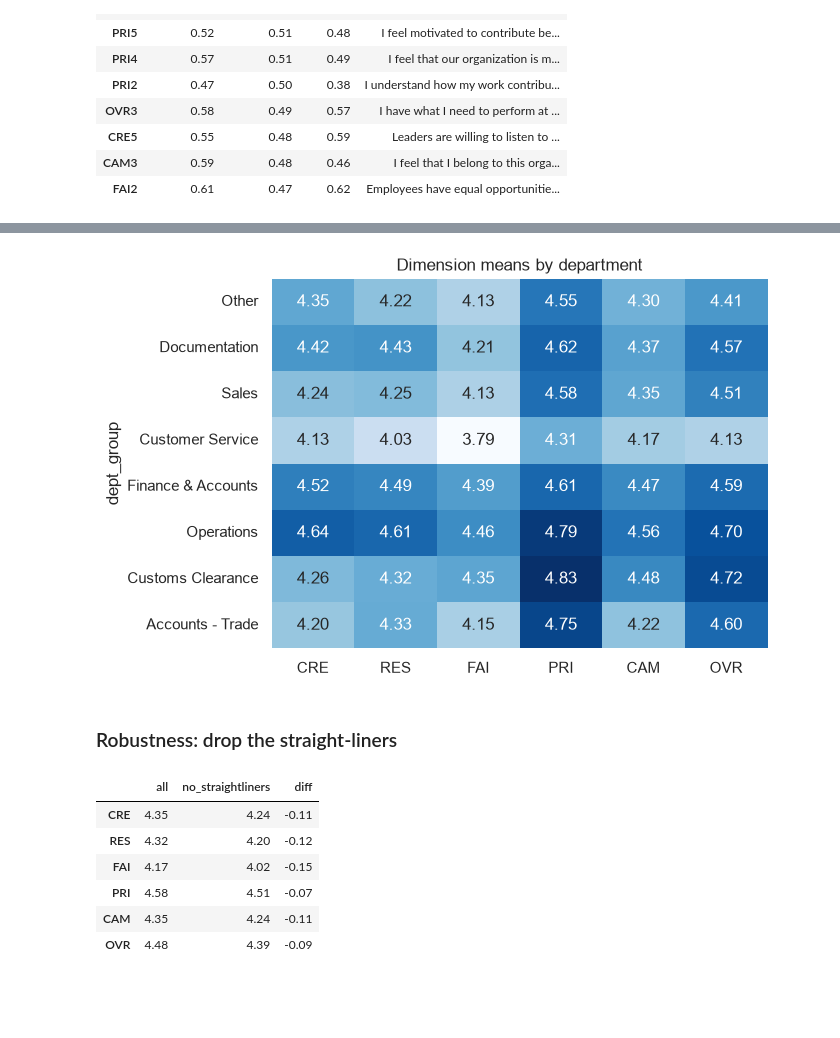
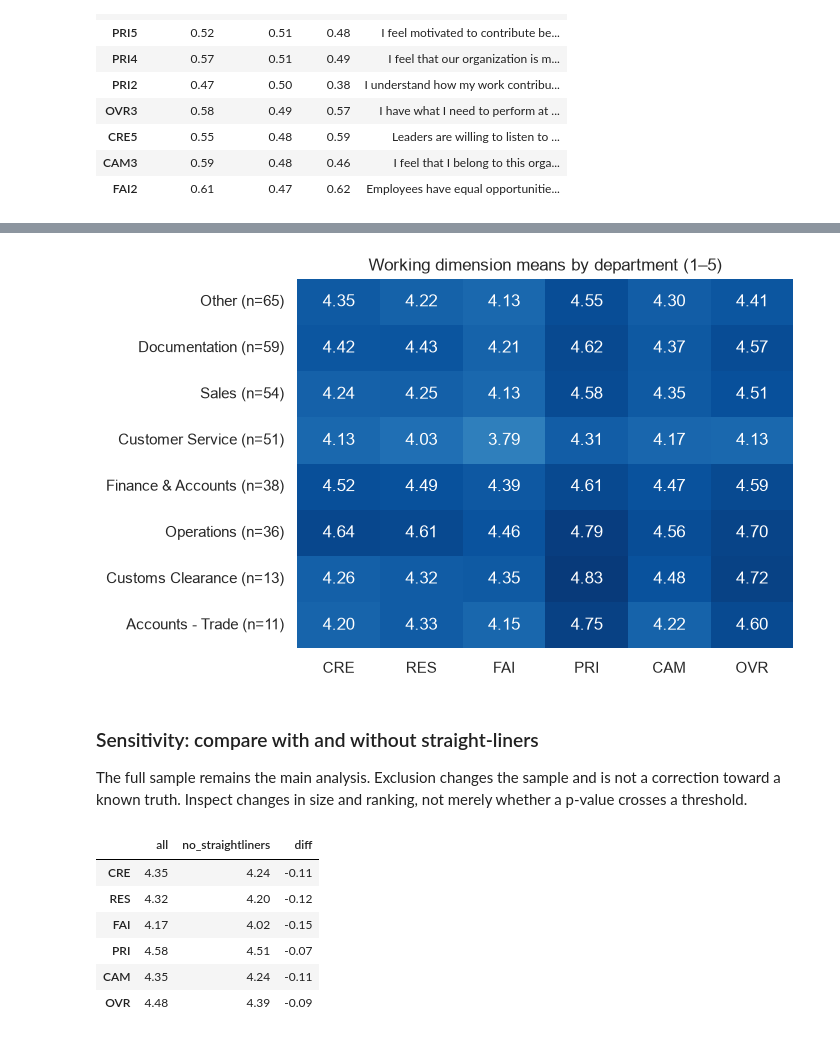
Before and after one commit to Shreyit/peoples_analytics_safewaterlines, a Jupyter notebook: notebooks/00_data_understanding_eda.ipynb, the cells around one changed output, grey strips where cells are left out. Saved outputs shown, nothing was run; the diff lists cells and outputs as text; code cells hidden in the pictures; blank space fills up the shorter version.

```diff
--- a/notebooks/00_data_understanding_eda.ipynb
+++ b/notebooks/00_data_understanding_eda.ipynb
@@ -384,5 +354,5 @@ Name: count, dtype: int64
 for d in DIMS:
     df[d] = df[[f"{d}{i}" for i in range(1, 6)]].mean(axis=1)
 TI_ITEMS = [c for c in ITEMS if not c.startswith("OVR")]
-df["TRUST_INDEX"] = df[TI_ITEMS].mean(axis=1)
+df["CULTURE_MEAN"] = df[TI_ITEMS].mean(axis=1)
 df["fav_pct"] = (df[ITEMS] >= 4).mean(axis=1) * 100
@@ -620,9 +532,14 @@ Mean Trust Index and % favourable by group, plus a Kruskal–Wallis test. Segmen
 # %%
-def seg(col, data=df, score="TRUST_INDEX"):
+MIN_GROUP_N = 10  # provisional reporting rule, not a universal standard
+
+def seg(col, data=None, score="CULTURE_MEAN"):
+    data = df if data is None else data
     g = data.groupby(col, observed=True)
-    t = pd.DataFrame({"n": g.size(), "mean": g[score].mean(), "fav_%": g["fav_pct"].mean()}).round(2)
-    t["small_n"] = t["n"] < 10
-    groups = [x[score].values for _, x in g if len(x) >= 10]
+    t = g[score].agg(n="size", mean="mean", median="median")
+    t["all_30_fav_pct"] = g["fav_pct"].mean()
+    t["small_n"] = t["n"] < MIN_GROUP_N
+    t.loc[t["small_n"], ["mean", "median", "all_30_fav_pct"]] = np.nan
+    groups = [x[score].dropna().to_numpy() for _, x in g if len(x) >= MIN_GROUP_N]
     p = stats.kruskal(*groups).pvalue if len(groups) > 1 else np.nan
-    return t, round(p, 4)
+    return t.round(2), p
 # %%
@@ -713,11 +641,18 @@ plt.title("Dimension means by tenure");
 # %%
-seg_dim = df.groupby("dept_group")[DIMS].mean().assign(n=df["dept_group"].value_counts()).sort_values("n", ascending=False)
-sns.heatmap(seg_dim[DIMS], annot=True, fmt=".2f", cmap="Blues", cbar=False)
-plt.title("Dimension means by department");
+seg_dim = df.groupby("dept_group", observed=True)[DIMS].mean()
+dept_n = df.groupby("dept_group", observed=True).size()
+seg_dim = seg_dim.loc[dept_n.sort_values(ascending=False).index]
+dept_n = dept_n.reindex(seg_dim.index)
+seg_dim.loc[dept_n < MIN_GROUP_N] = np.nan
+seg_dim.index = [f"{label} (n={n})" for label, n in zip(seg_dim.index, dept_n)]
+sns.heatmap(seg_dim, annot=True, fmt=".2f", cmap="Blues", cbar=False, vmin=1, vmax=5)
+plt.title("Working dimension means by department (1–5)");
 # %% [output]
-[figure, old version]
+[figure, new version]
 # %% [markdown]
-### Robustness: drop the straight-liners
+### Sensitivity: compare with and without straight-liners
+
+The full sample remains the main analysis. Exclusion changes the sample and is not a correction toward a known truth. Inspect changes in size and ranking, not merely whether a p-value crosses a threshold.
 # %%
 pd.DataFrame({
     "all": df[DIMS].mean(),
```
Also changed, not shown: parts of 73 cells of this notebook, 3 other files.
